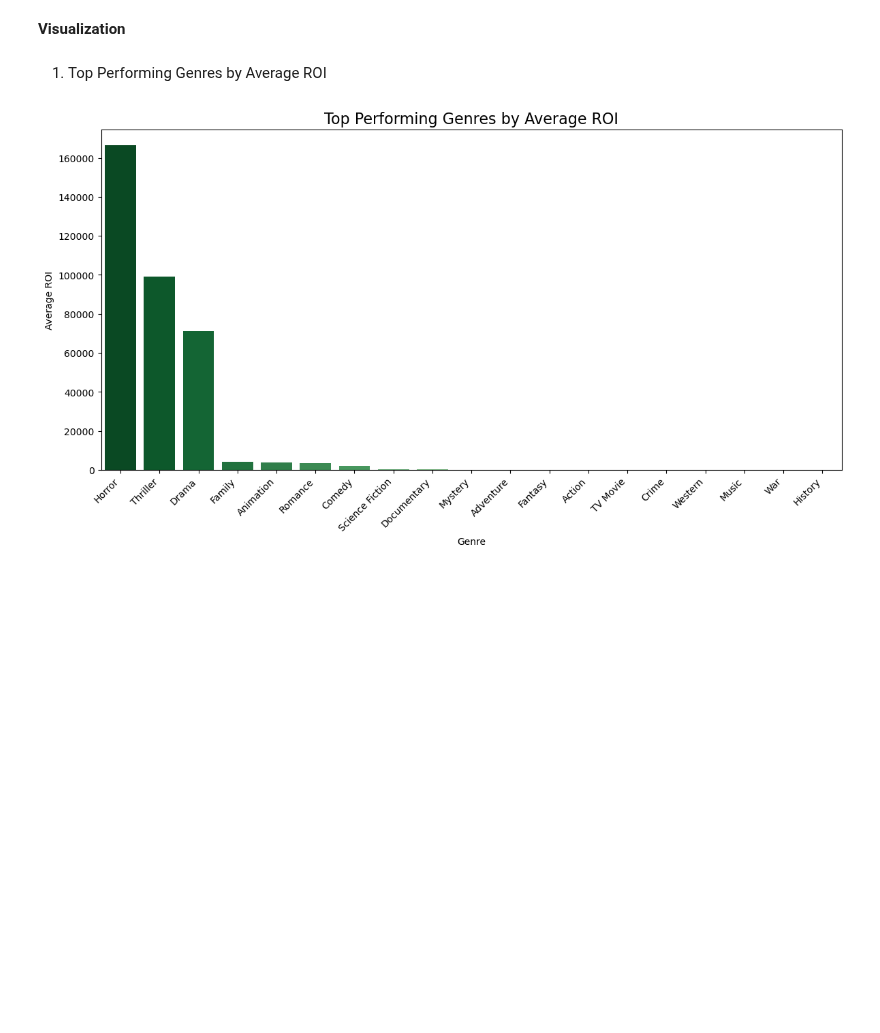
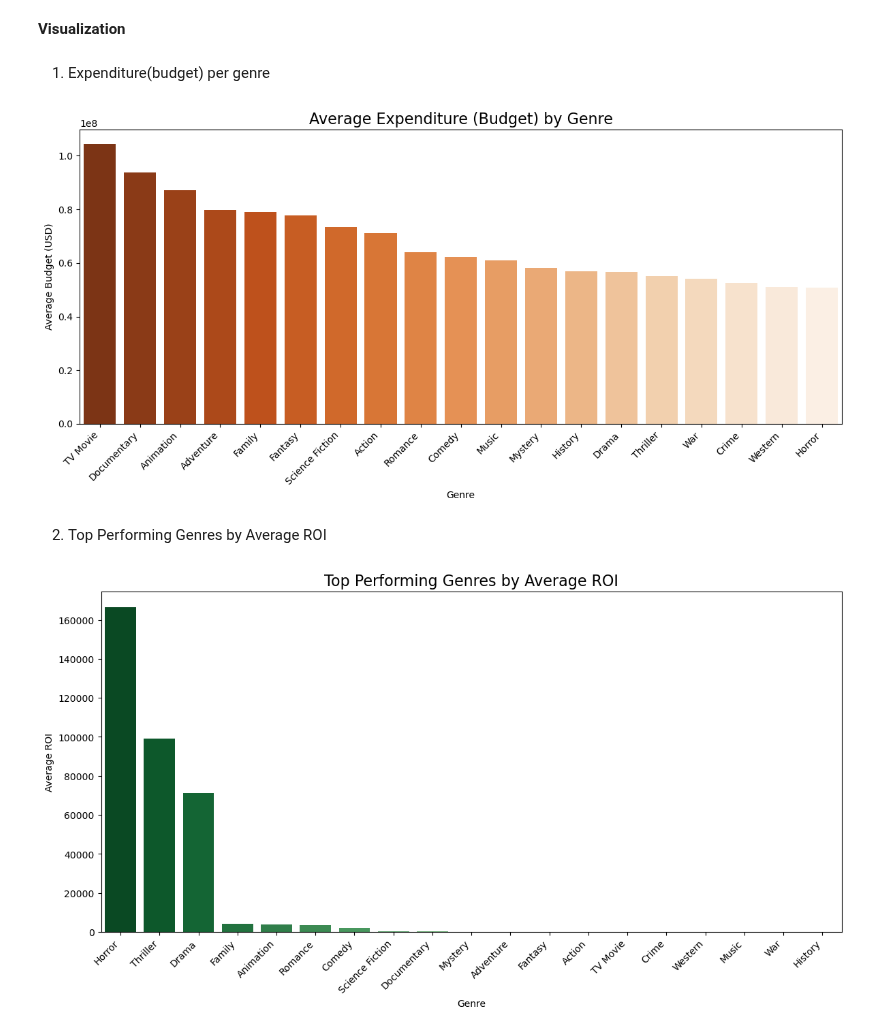
Before and after one commit to lmutua/movie-market-analysis, a Jupyter notebook: genres_by_roi.ipynb, the cells around one changed output. Drawn from its saved outputs; the diff is of its cells as text; code cells hidden in the pictures; blank space fills up the shorter version.

Commit message:
looking into the  expenditures of different genres

```diff
--- a/genres_by_roi.ipynb
+++ b/genres_by_roi.ipynb
@@ -173,8 +173,8 @@ Name: genre_list1, dtype: object
 **Analysing the performance of different genres based on Return On Investment(ROI)**
 # %%
 imdb_data['ROI'] = (imdb_data['revenue'] - imdb_data['budget_x']) / imdb_data['budget_x']
-imdb_data.exploded = imdb_data.explode('genre_list1')
-genre_roi =  imdb_data.exploded.groupby('genre_list1')['ROI'].mean().reset_index()
+imdb_data_exploded = imdb_data.explode('genre_list1')
+genre_roi =  imdb_data_exploded.groupby('genre_list1')['ROI'].mean().reset_index()
 genre_roi = genre_roi.sort_values(by='ROI', ascending=False)
 
 print(genre_roi.head(10))
@@ -192,8 +192,24 @@ print(genre_roi.head(10))
 12          Mystery      73.229459
 # %% [markdown]
 **Visualization**
+# %% [markdown]
+1. Expenditure(budget) per genre
+# %%
+genre_budget = imdb_data_exploded.groupby('genre_list1')['budget_x'].mean().reset_index()
+genre_budget = genre_budget.sort_values(by='budget_x', ascending=False)
+
+plt.figure(figsize=(12, 6))
+sns.barplot(data=genre_budget, x='genre_list1', y='budget_x', palette='Oranges_r')
+plt.xticks(rotation=45, ha='right')
+plt.title('Average Expenditure (Budget) by Genre', fontsize=16)
+plt.ylabel('Average Budget (USD)')
+plt.xlabel('Genre')
+plt.tight_layout()
+plt.show()
+# %% [output]
+[figure, added]
 # %% [markdown]
-1. Top Performing Genres by Average ROI
+2. Top Performing Genres by Average ROI
 # %%
 plt.figure(figsize=(12, 6))
 sns.barplot(data=genre_roi, y='ROI', x='genre_list1', palette='Greens_r')
```
